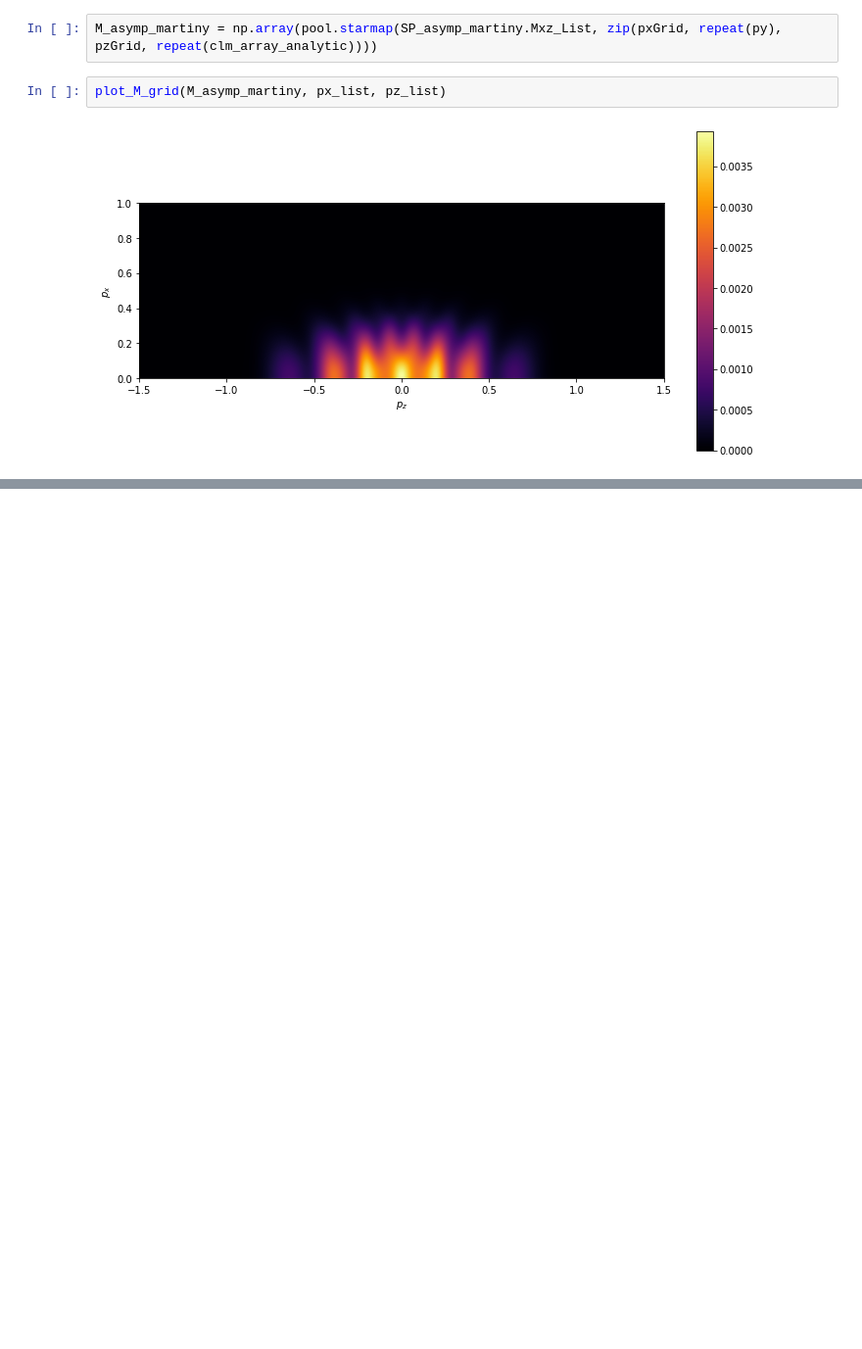
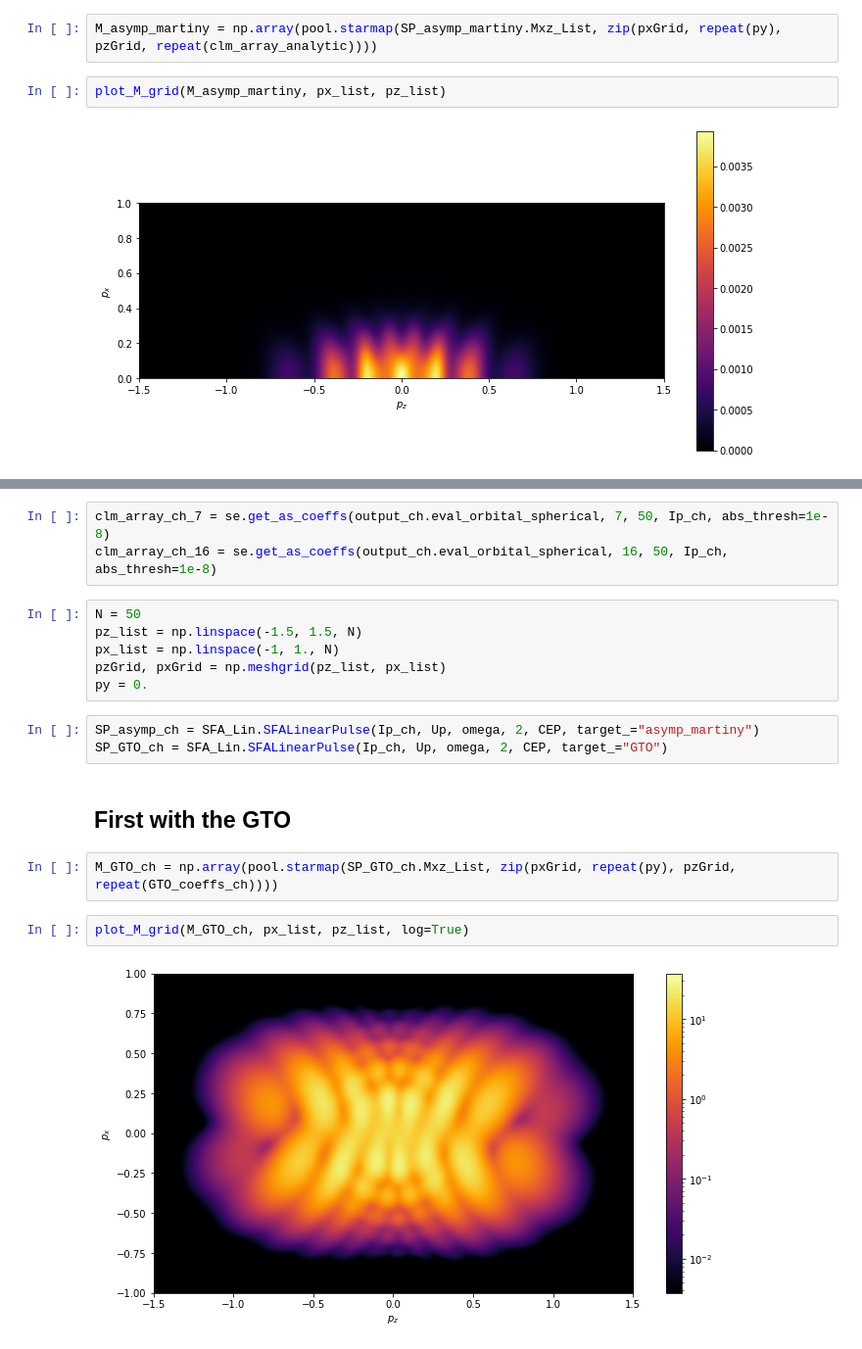
Before and after one commit to EmilHansen1/SFA_OAM_Linear, a Jupyter notebook: Hydrogen_testing.ipynb, the cells around one changed output, grey strips where cells are left out. Shown at 98% size. Cells and saved outputs as stored; diff of their text form; blank space fills up the shorter version.

```diff
--- a/Hydrogen_testing.ipynb
+++ b/Hydrogen_testing.ipynb
@@ -171,0 +280,20 @@ plot_M_grid(M_asymp_martiny, px_list, pz_list)
+# %%
+clm_array_ch_7 = se.get_as_coeffs(output_ch.eval_orbital_spherical, 7, 50, Ip_ch, abs_thresh=1e-8)
+clm_array_ch_16 = se.get_as_coeffs(output_ch.eval_orbital_spherical, 16, 50, Ip_ch, abs_thresh=1e-8)
+# %%
+N = 50
+pz_list = np.linspace(-1.5, 1.5, N)
+px_list = np.linspace(-1, 1., N)
+pzGrid, pxGrid = np.meshgrid(pz_list, px_list)
+py = 0.
+# %%
+SP_asymp_ch = SFA_Lin.SFALinearPulse(Ip_ch, Up, omega, 2, CEP, target_="asymp_martiny")
+SP_GTO_ch = SFA_Lin.SFALinearPulse(Ip_ch, Up, omega, 2, CEP, target_="GTO")
+# %% [markdown]
+## First with the GTO
+# %%
+M_GTO_ch = np.array(pool.starmap(SP_GTO_ch.Mxz_List, zip(pxGrid, repeat(py), pzGrid, repeat(GTO_coeffs_ch))))
+# %%
+plot_M_grid(M_GTO_ch, px_list, pz_list, log=True)
+# %% [output]
+[figure, added]
```
Also changed, not shown: parts of 39 cells of this notebook.
